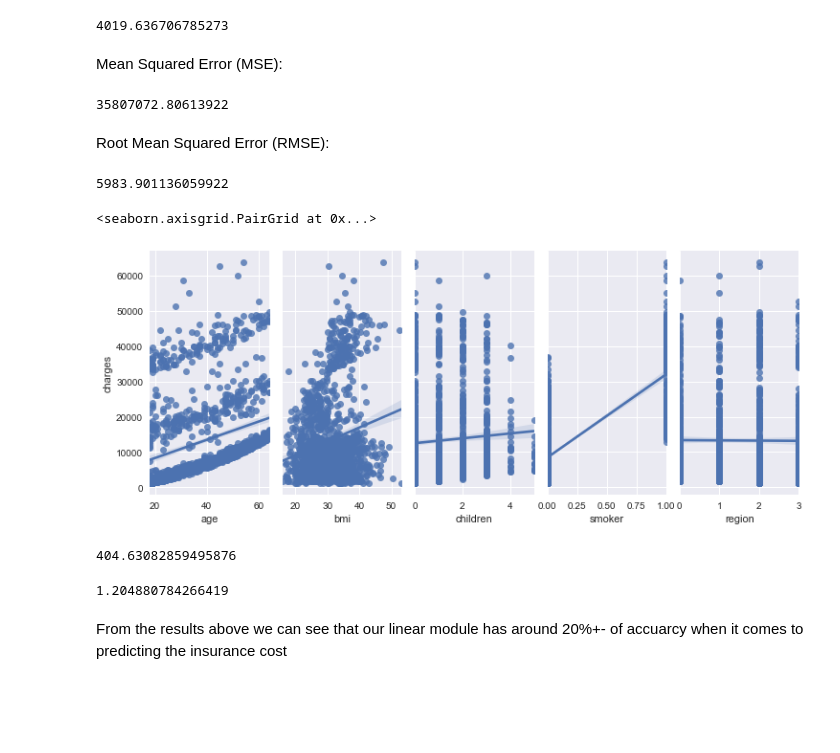
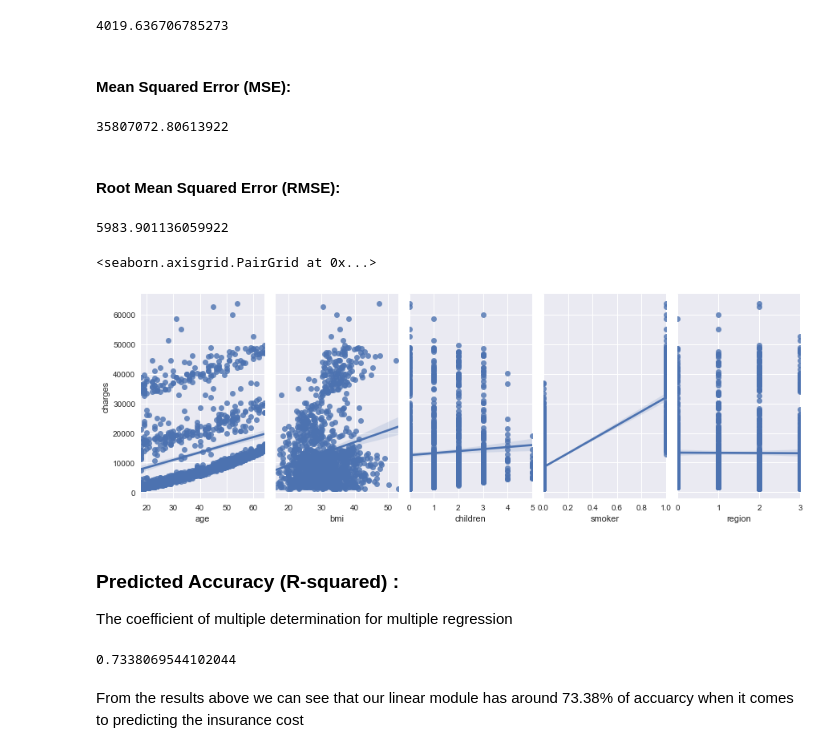
Before and after one commit to YahalomCod/Final-Project, a Jupyter notebook: Regression.ipynb, the cells around one changed output. Drawn from its saved outputs; the diff is of its cells as text; code cells hidden in the pictures; blank space fills up the shorter version.

```diff
--- a/Regression.ipynb
+++ b/Regression.ipynb
@@ -94,29 +97,28 @@ print(metrics.mean_absolute_error(y_test, y_pred))
 # %% [output]
 4019.636706785273
 # %% [markdown]
-Mean Squared Error (MSE):
+#### Mean Squared Error (MSE):
 # %%
 print(metrics.mean_squared_error(y_test, y_pred))
 # %% [output]
 35807072.80613922
 # %% [markdown]
-Root Mean Squared Error (RMSE):
+#### Root Mean Squared Error (RMSE):
 # %%
 print(np.sqrt(metrics.mean_squared_error(y_test, y_pred)))
 # %% [output]
 5983.901136059922
 # %%
-sns.pairplot(df, x_vars=['age','bmi','children','smoker','region'], y_vars='charges', height=4, aspect=0.5, kind='reg')
+sns.pairplot(df, x_vars=['age','bmi','children','smoker','region'], y_vars='charges', height=4, aspect=0.6, kind='reg')
 # %% [output]
 <seaborn.axisgrid.PairGrid at 0x...>
-[figure, old version]
+[figure, new version]
-# %%
-(y_pred/y_test).sum()
-# %% [output]
-404.63082859495876
-# %%
-(y_pred/y_test).sum()/y_pred.size
-# %% [output]
-1.204880784266419
+# %% [markdown]
+### Predicted Accuracy (R-squared) :
+The coefficient of multiple determination for multiple regression
+# %%
+sklearn.metrics.r2_score(np.array(y_test), np.array(y_pred))
+# %% [output]
+0.7338069544102044
 # %% [markdown]
-From the results above we can see that our linear module has around 20%+- of accuarcy when it comes to predicting the insurance cost
+From the results above we can see that our linear module has around 73.38% of accuarcy when it comes to predicting the insurance cost
```
Also changed, not shown: parts of 11 cells of this notebook.
